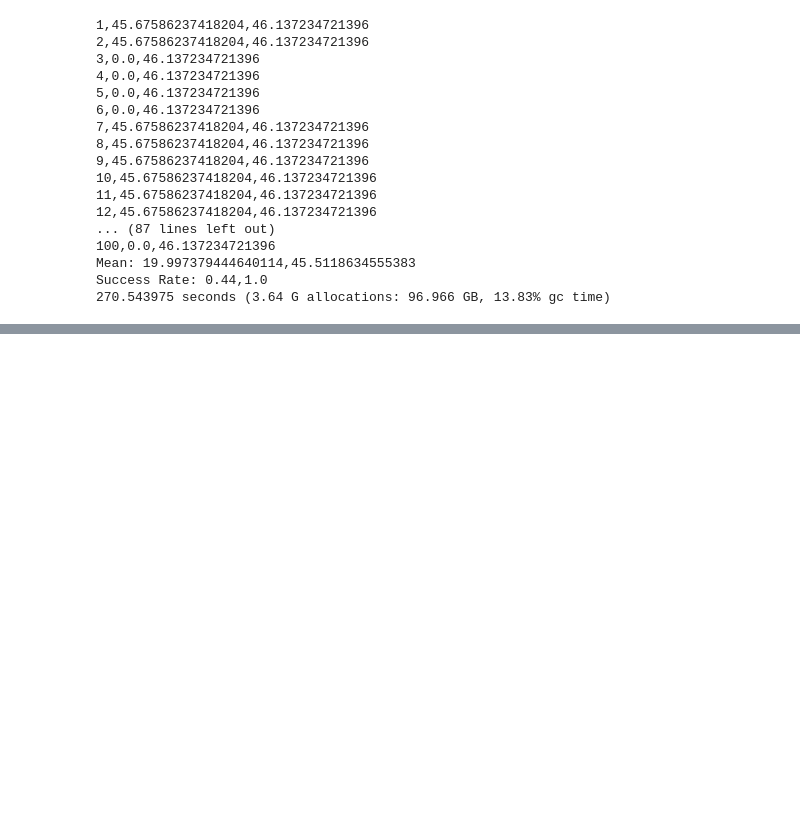
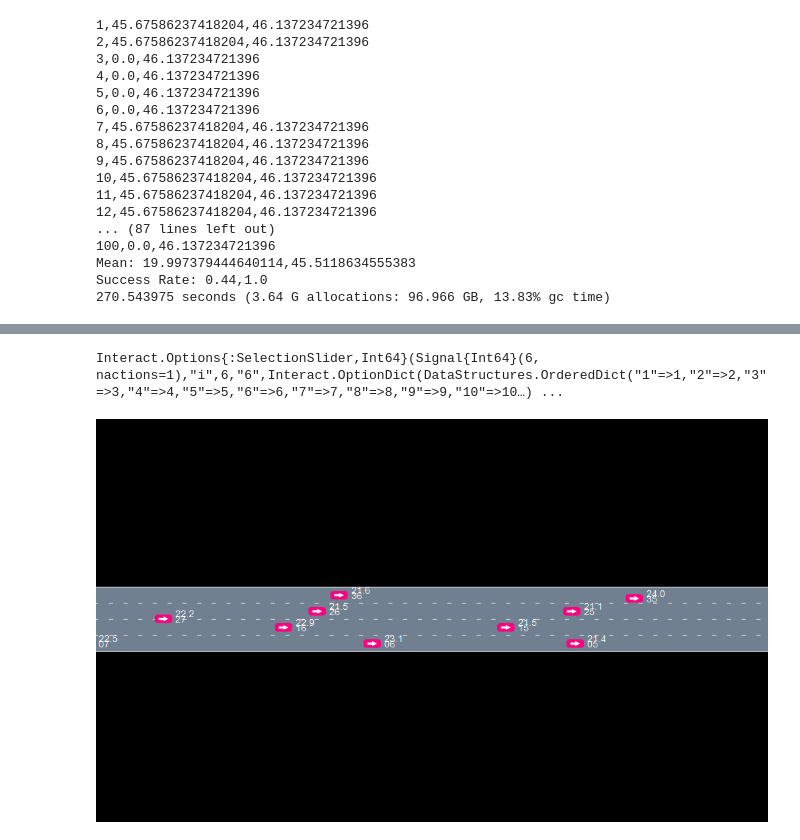
Before and after one commit to ekhlasssonu/HierarchicalDriving.jl, a Jupyter notebook: notebooks/Visualization.ipynb, the cells around one changed output, grey strips where cells are left out. Saved outputs shown, nothing was run; the diff lists cells and outputs as text; code cells hidden in the pictures; blank space fills up the shorter version.

```diff
--- a/notebooks/Visualization.ipynb
+++ b/notebooks/Visualization.ipynb
@@ -146,0 +148,19 @@ Interact.Options{:SelectionSlider,Int64}(Signal{Int64}(31, nactions=1),"i",31,"3
+# %%
+solver = DPWSolver(depth=p.HORIZON,
+                           exploration_constant=10.0,
+                           n_iterations=1_500,
+                           k_action=10.0,
+                           alpha_action=1/10,
+                           k_state=5.0,
+                           alpha_state=1/10,
+
+                          )
+policy1 = solve(solver, p2)
+hr1 = HistoryRecorder(max_steps = p.HORIZON, rng = MersenneTwister(j))
+hist1 = simulate(hr1, p2, policy1)
+@manipulate for i in 1:n_steps(hist1)+1
+    (p,state_hist(hist1)[i])
+end
+# %% [output]
+Interact.Options{:SelectionSlider,Int64}(Signal{Int64}(6, nactions=1),"i",6,"6",Interact.OptionDict(DataStructures.OrderedDict("1"=>1,"2"=>2,"3"=>3,"4"=>4,"5"=>5,"6"=>6,"7"=>7,"8"=>8,"9"=>9,"10"=>10…) ...
+[figure, added]
```
Also changed, not shown: parts of 2 cells of this notebook, 9 other files.
